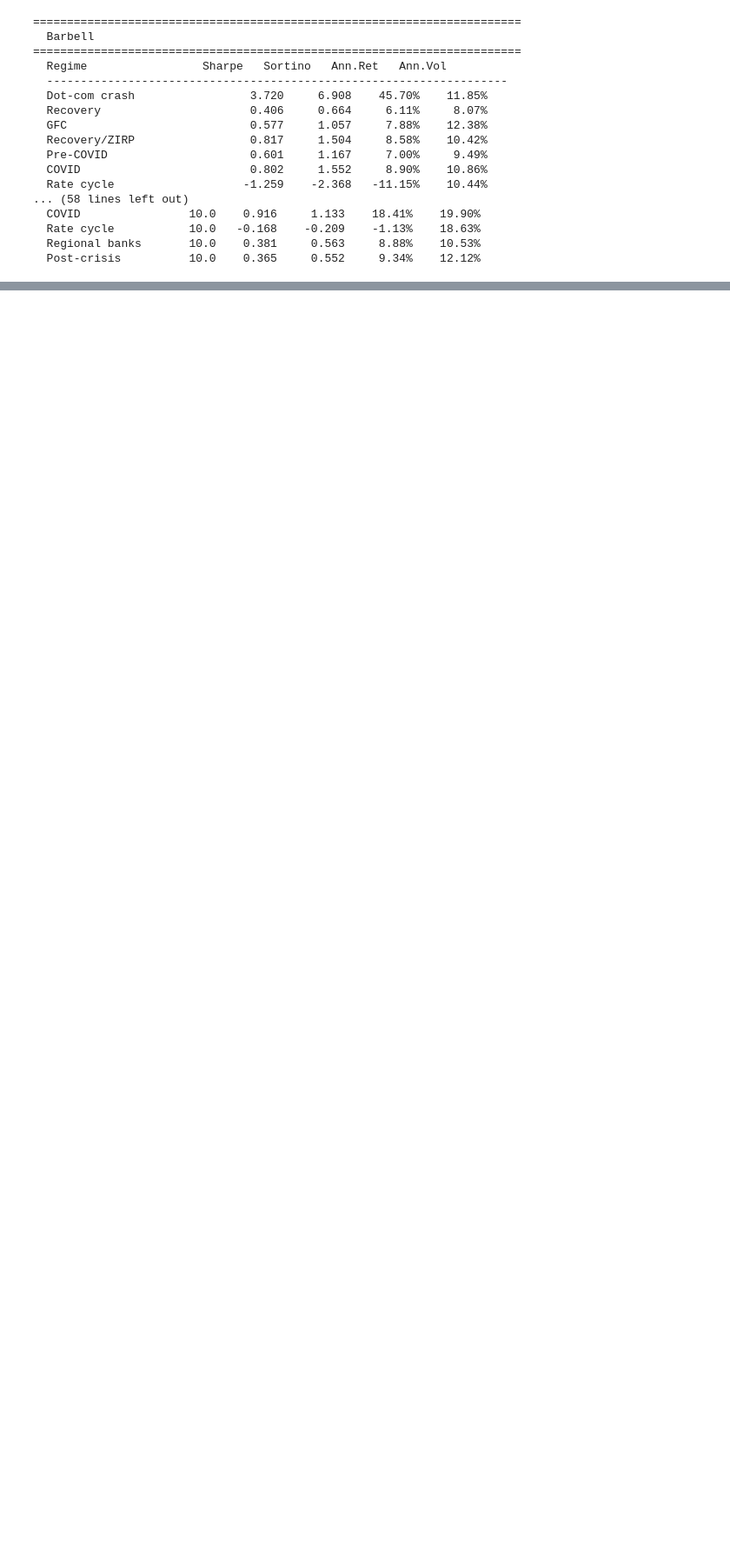
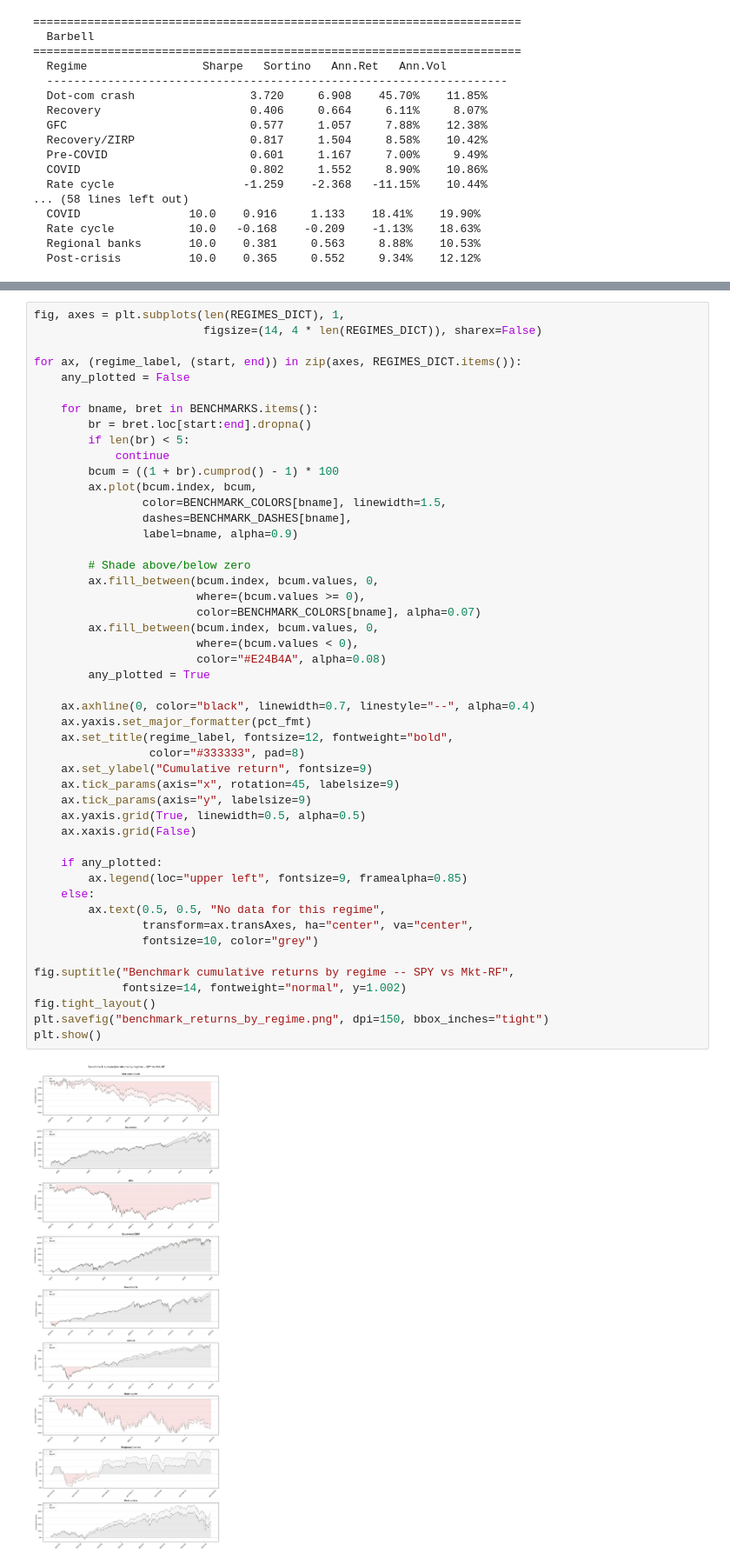
Before and after one commit to DaneHerrin/data510--Quant-Back-Testing-, a Jupyter notebook: notebooks/SharpeRatioSheet.ipynb, the cells around one changed output, grey strips where cells are left out. Shown at 87% size. Cells and saved outputs as stored; diff of their text form; blank space fills up the shorter version.

```diff
--- a/notebooks/SharpeRatioSheet.ipynb
+++ b/notebooks/SharpeRatioSheet.ipynb
@@ -231,0 +381,50 @@ plt.show()
+# %%
+fig, axes = plt.subplots(len(REGIMES_DICT), 1,
+                         figsize=(14, 4 * len(REGIMES_DICT)), sharex=False)
+
+for ax, (regime_label, (start, end)) in zip(axes, REGIMES_DICT.items()):
+    any_plotted = False
+
+    for bname, bret in BENCHMARKS.items():
+        br = bret.loc[start:end].dropna()
+        if len(br) < 5:
+            continue
+        bcum = ((1 + br).cumprod() - 1) * 100
+        ax.plot(bcum.index, bcum,
+                color=BENCHMARK_COLORS[bname], linewidth=1.5,
+                dashes=BENCHMARK_DASHES[bname],
+                label=bname, alpha=0.9)
+
+        # Shade above/below zero
+        ax.fill_between(bcum.index, bcum.values, 0,
+                        where=(bcum.values >= 0),
+                        color=BENCHMARK_COLORS[bname], alpha=0.07)
+        ax.fill_between(bcum.index, bcum.values, 0,
+                        where=(bcum.values < 0),
+                        color="#E24B4A", alpha=0.08)
+        any_plotted = True
+
+    ax.axhline(0, color="black", linewidth=0.7, linestyle="--", alpha=0.4)
+    ax.yaxis.set_major_formatter(pct_fmt)
+    ax.set_title(regime_label, fontsize=12, fontweight="bold",
+                 color="#333333", pad=8)
+    ax.set_ylabel("Cumulative return", fontsize=9)
+    ax.tick_params(axis="x", rotation=45, labelsize=9)
+    ax.tick_params(axis="y", labelsize=9)
+    ax.yaxis.grid(True, linewidth=0.5, alpha=0.5)
+    ax.xaxis.grid(False)
+
+    if any_plotted:
+        ax.legend(loc="upper left", fontsize=9, framealpha=0.85)
+    else:
+        ax.text(0.5, 0.5, "No data for this regime",
+                transform=ax.transAxes, ha="center", va="center",
+                fontsize=10, color="grey")
+
+fig.suptitle("Benchmark cumulative returns by regime -- SPY vs Mkt-RF",
+             fontsize=14, fontweight="normal", y=1.002)
+fig.tight_layout()
+plt.savefig("benchmark_returns_by_regime.png", dpi=150, bbox_inches="tight")
+plt.show()
+# %% [output]
+[figure, added]
```
Also changed, not shown: parts of 5 cells of this notebook.
